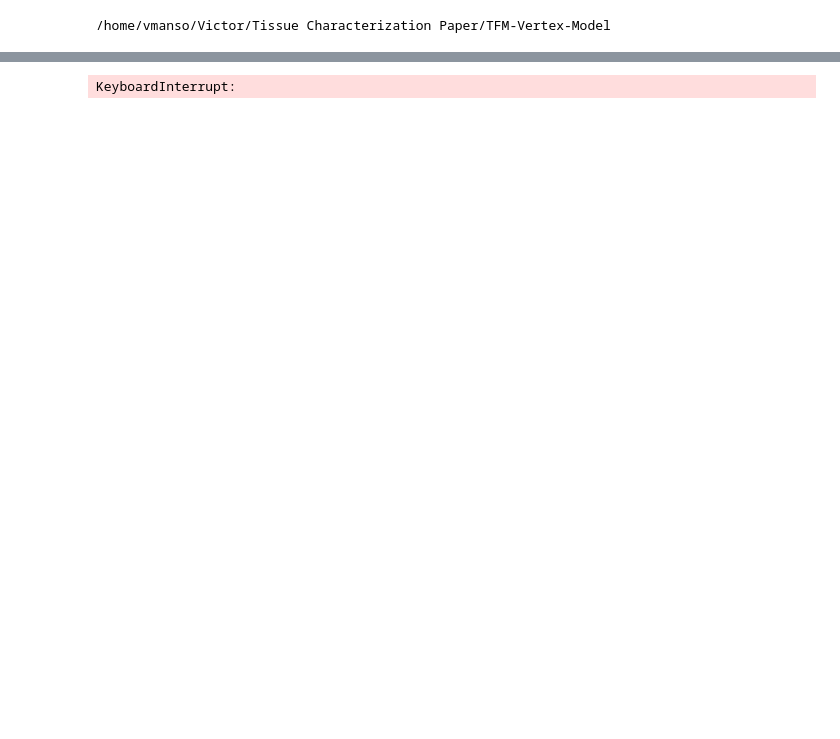
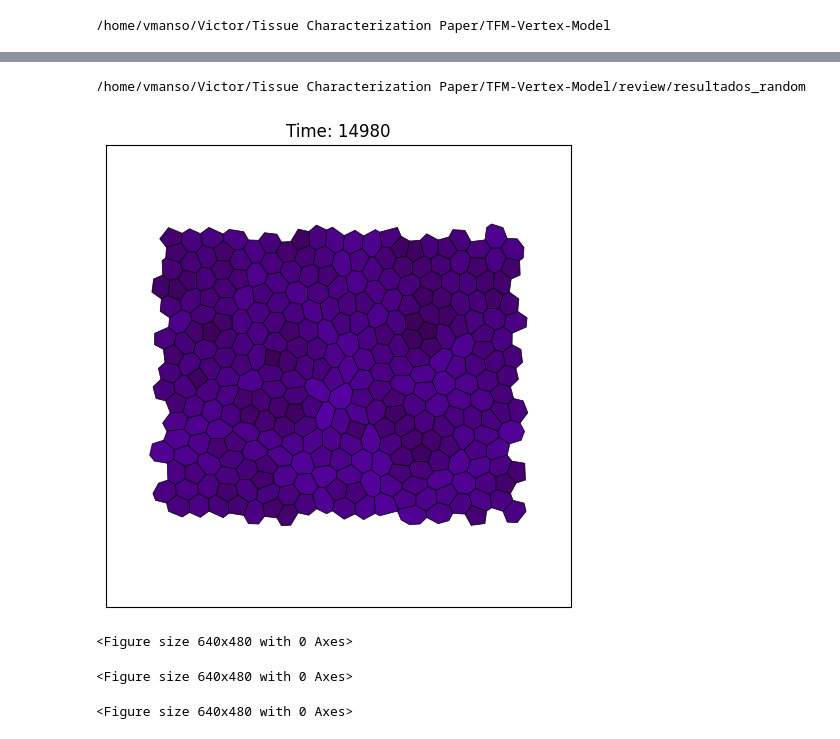
Before and after one commit to vmansov/clustering_vmodel, a Jupyter notebook: examples/video copy.ipynb, the cells around one changed output, grey strips where cells are left out. Saved outputs shown, nothing was run; the diff lists cells and outputs as text; code cells hidden in the pictures; blank space fills up the shorter version.

Commit message:
final version after review

```diff
--- a/examples/video copy.ipynb
+++ b/examples/video copy.ipynb
@@ -32,10 +25,11 @@ ValueError: Invalid type. Must be 'random', 'cluster', 'slow_random', or 'slow_c
+# %%
+print(folder_dir)
+# %% [output]
+/home/vmanso/Victor/Tissue Characterization Paper/TFM-Vertex-Model/review/resultados_random
 # %%
-with open(os.path.join(parent_dir, folder_dir, f"noise_{noise}",f"pct_{pct}",f"sim_{sim}" ,"history.dill"), "rb") as f:
-    history = dill.load(f)
-import vertex_lite as model
-from vertex_lite import coloring
-
-from vertex_lite import custom
+if folder_dir:
+    with open(os.path.join(parent_dir, folder_dir, f"noise_{noise}",f"pct_{pct}",f"sim_{sim}" ,"history.dill"), "rb") as f:
+        history = dill.load(f)
 # %%
 import matplotlib.pyplot as plt
 from matplotlib import animation, rc
@@ -44,6 +42,6 @@ import numpy as np
 # %%
 
-if type == 'random':
+if type == 'custom':
     import vertex_lite as model
     from vertex_lite.custom import shape_index
     from vertex_lite.forces import TargetArea, Tension, Perimeter, Pressure
@@ -72,8 +70,8 @@ if type == 'random':
     params=[K,G,L]
     N_Step = int(t_end / dt)
     skip = 5
-    mesh_type =  0.25
-    mutant_percentage = 0.25
+    mesh_type = noise
+    mutant_percentage = pct
     mesh = init.toroidal_hex_mesh(20, N_cell_across, noise=mesh_type, rand=rand)
 
     N_mutants = int(mutant_percentage * N_total)
@@ -103,3 +101,4 @@ if type == 'random':
     # Simulación principal
 
     history = run(basic_simulation(cells, TargetArea() + Tension() + Perimeter() + Pressure()), N_Step, skip)
+    history = history[0:20]  # Reduce the number of frames for visualization
@@ -106,36 +113,44 @@ if type == 'random':
 # %%
-
+# type = 'custommu002'
 for cells in history:
     cells.properties['mut'] =coloring.definecolors_manual(cells, property_name='parent_group')
     cells.properties['shape_index'] = [custom.shape_index(cells,i, normalize=False, max_shape_index=5.0) for i in range(len(cells.mesh.area))]
+    cells.properties['teff'] = [custom.calculate_t_eff(cells,i) for i in range(len(cells))]
     cells.properties['n_lados'] = np.array([len(cells.mesh.boundary(i)) for i in range(len(cells))])
+    cells.properties['tef_color'] = coloring.values_to_hex_colors2(cells.properties['teff'],cmap_name='gnuplot', fixed_vmin=0.25, fixed_vmax=1.0)
     cells.properties['si'] =coloring.values_to_hex_colors2(cells.properties['shape_index'], cmap_name='custom', fixed_vmin=3.72, fixed_vmax=3.9)
     cells.properties['nl'] = coloring.definecolors_fixed_1_10_center6(cells, property_name='n_lados', cmap_name='BrBG')
-for tocolor in ['mut', 'si', 'nl']:
-    hh=history if 'slow' in type else history[0:1000]
+# for tocolor in ['mut', 'si', 'nl', 'tef_color']:
+for tocolor in ['tef_color']:
+    # hh=history if 'slow' in type else history[0:1000]
+    hh = history
     # print(len(hh))
     # print(len(hh)*5)
     fig=plt.figure()
     fig.set_size_inches(6, 6)
     ax=fig.gca()
 
     def init_fig():
         ax=plt.figure()
         return(ax,)
 
     def animate_fig(i):
         cells_array=hh
         v_max=np.max((np.max(cells_array[-1].mesh.vertices),np.max(cells_array[0].mesh.vertices)))
         size = 2.0 * v_max
         cells = hh[i]
-        time = int(5*i)
+        time = int(20*i)
         model.plotting.drawnoplt_videos(cells,ax,size,tocolor=tocolor)
         ax.set_title(f"Time: {time}")
         return ax,
 
     anim = animation.FuncAnimation(fig, animate_fig, frames=int(len(hh)), init_func=init_fig)
-    slow='_slow' if 'slow' in type else ''
-    anim.save(f'{type}{slow}_{tocolor}.mp4', fps=30, extra_args=['-vcodec', 'libx264'],writer='ffmpeg')
+    save_path = here(f'review/videos')
+    os.makedirs(save_path, exist_ok=True)
+    anim.save(f'{save_path}/review_{type}_{tocolor}_pct_{pct}_noise_{noise}.mp4', fps=30, extra_args=['-vcodec', 'libx264'],writer='ffmpeg')
     HTML(anim.to_html5_video())
 # %% [output]
+[figure, added]
-KeyboardInterrupt:
+<Figure size 640x480 with 0 Axes>
+<Figure size 640x480 with 0 Axes>
+<Figure size 640x480 with 0 Axes>
```
Also changed, not shown: parts of 5 cells of this notebook, 15 other files.
